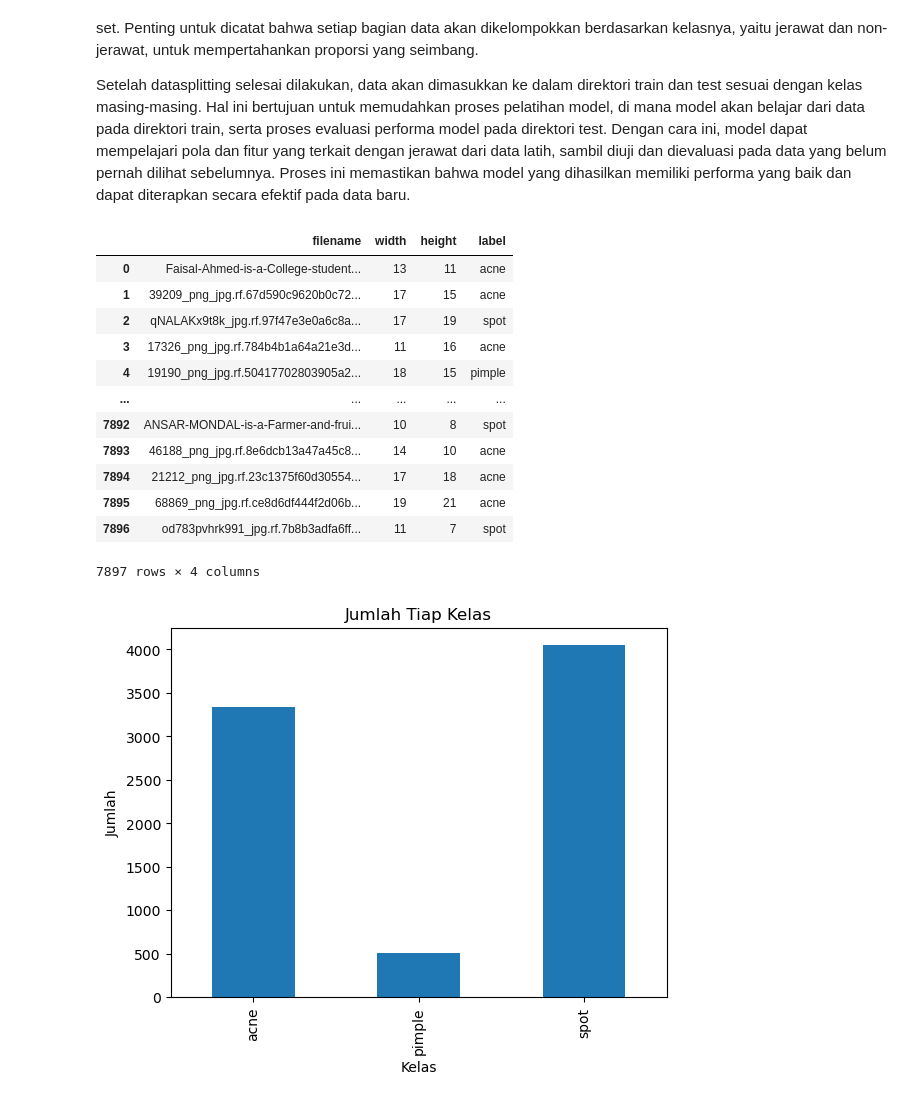
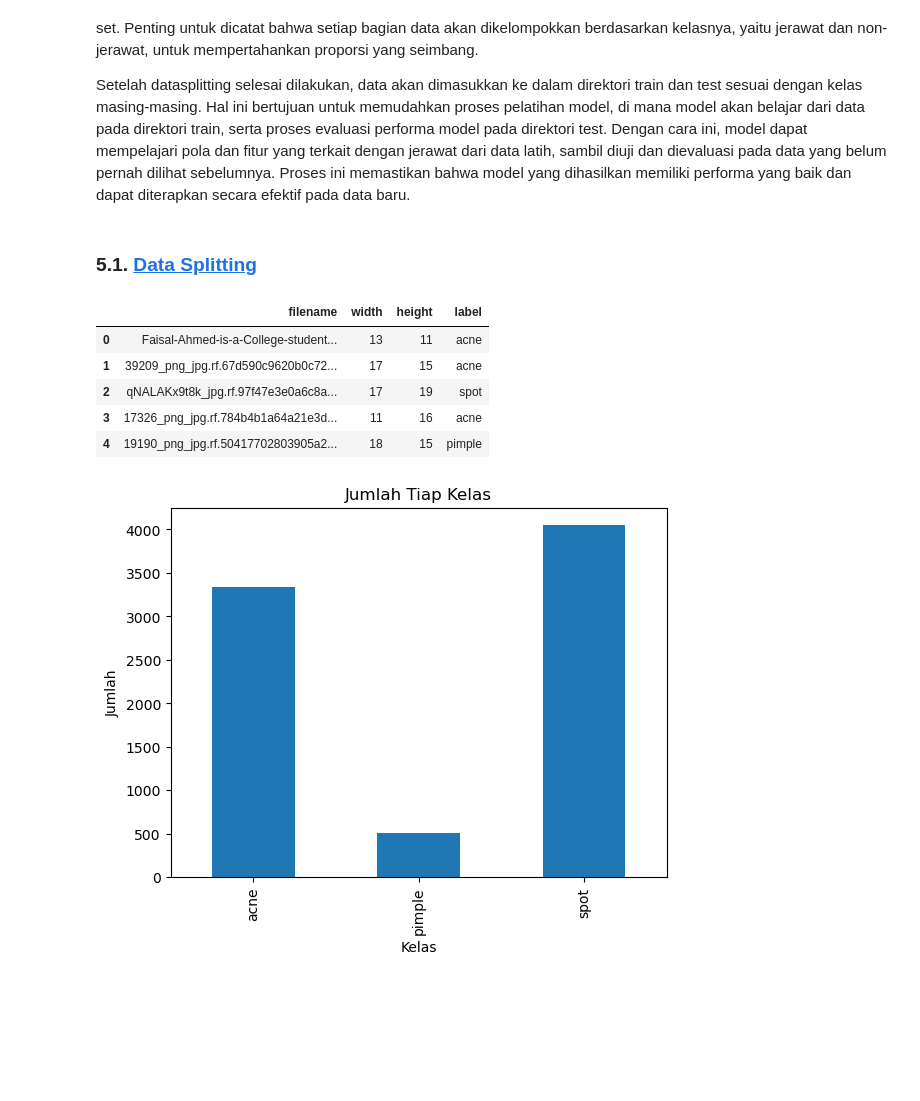
Before and after one commit to izzalDev/acne-classification-v2, a Jupyter notebook: 1 Technical Analysis.ipynb, the cells around one changed output. Cells and saved outputs as stored; diff of their text form; code cells hidden in the pictures; blank space fills up the shorter version.

```diff
--- a/1 Technical Analysis.ipynb
+++ b/1 Technical Analysis.ipynb
@@ -153,24 +175,19 @@ Sebelum kita melangkah lebih jauh dalam proses pengembangan model klasifikasi je
 Setelah proses cropping selesai, langkah selanjutnya adalah melakukan datasplitting menggunakan metode stratified shuffle split. Data yang sudah dipersiapkan dan dipotong akan dibagi menjadi dua subset utama: training set dan test set. Penting untuk dicatat bahwa setiap bagian data akan dikelompokkan berdasarkan kelasnya, yaitu jerawat dan non-jerawat, untuk mempertahankan proporsi yang seimbang.
 
 Setelah datasplitting selesai dilakukan, data akan dimasukkan ke dalam direktori train dan test sesuai dengan kelas masing-masing. Hal ini bertujuan untuk memudahkan proses pelatihan model, di mana model akan belajar dari data pada direktori train, serta proses evaluasi performa model pada direktori test. Dengan cara ini, model dapat mempelajari pola dan fitur yang terkait dengan jerawat dari data latih, sambil diuji dan dievaluasi pada data yang belum pernah dilihat sebelumnya. Proses ini memastikan bahwa model yang dihasilkan memiliki performa yang baik dan dapat diterapkan secara efektif pada data baru.
+# %% [markdown]
+### 5.1. <a id='toc5_1_'></a>[Data Splitting](#toc0_)
 # %%
 with fs.open('data/processed/train/_annotations.csv') as f:
     train = pd.read_csv(f)
-train
+train.head()
 # %% [output]
 |  | filename | width | height | label |
 | 0 | Faisal-Ahmed-is-a-College-student... | 13 | 11 | acne |
 | 1 | 39209_png_jpg.rf.67d590c9620b0c72... | 17 | 15 | acne |
 | 2 | qNALAKx9t8k_jpg.rf.97f47e3e0a6c8a... | 17 | 19 | spot |
 | 3 | 17326_png_jpg.rf.784b4b1a64a21e3d... | 11 | 16 | acne |
 | 4 | 19190_png_jpg.rf.50417702803905a2... | 18 | 15 | pimple |
-| ... | ... | ... | ... | ... |
-| 7892 | ANSAR-MONDAL-is-a-Farmer-and-frui... | 10 | 8 | spot |
-| 7893 | 46188_png_jpg.rf.8e6dcb13a47a45c8... | 14 | 10 | acne |
-| 7894 | 21212_png_jpg.rf.23c1375f60d30554... | 17 | 18 | acne |
-| 7895 | 68869_png_jpg.rf.ce8d6df444f2d06b... | 19 | 21 | acne |
-| 7896 | od783pvhrk991_jpg.rf.7b8b3adfa6ff... | 11 | 7 | spot |
-7897 rows × 4 columns
 # %%
 train.groupby('label')['label'].count().plot(kind='bar')
 plt.xlabel('Kelas')
```
Also changed, not shown: parts of 28 cells of this notebook, 3 other files.
